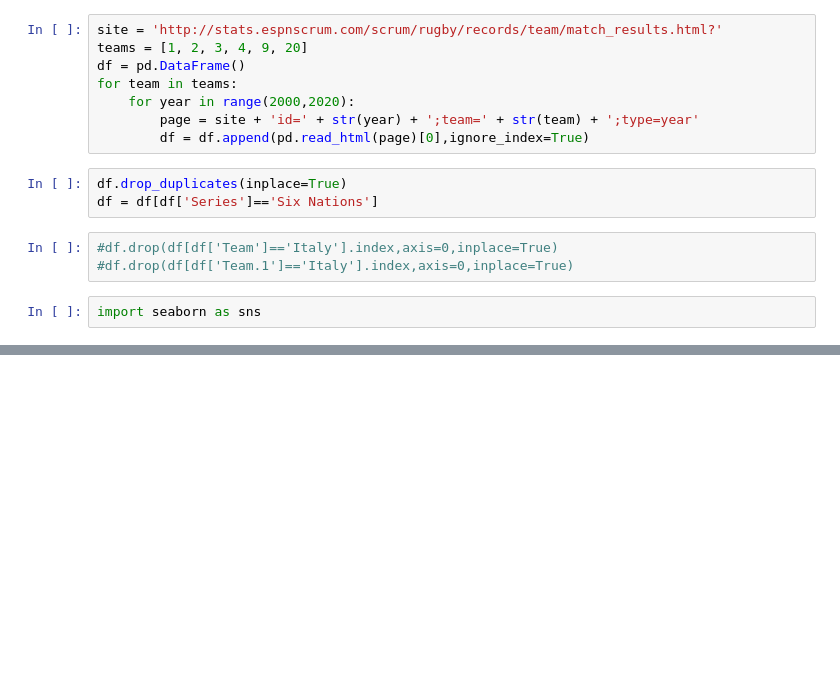
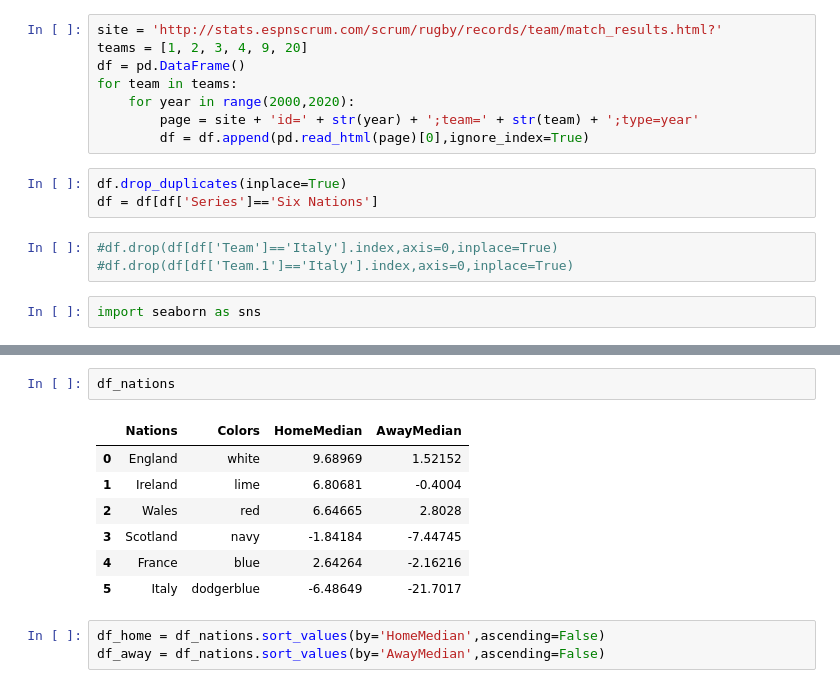
Before and after one commit to ddathan/home_advantage, a Jupyter notebook: get_matches.ipynb, the cells around one changed output, grey strips where cells are left out. Saved outputs shown, nothing was run; the diff lists cells and outputs as text; blank space fills up the shorter version.

```diff
--- a/get_matches.ipynb
+++ b/get_matches.ipynb
@@ -77,0 +89,13 @@ sns.axes_style()
+# %%
+df_nations
+# %% [output]
+|  | Nations | Colors | HomeMedian | AwayMedian |
+| 0 | England | white | 9.68969 | 1.52152 |
+| 1 | Ireland | lime | 6.80681 | -0.4004 |
+| 2 | Wales | red | 6.64665 | 2.8028 |
+| 3 | Scotland | navy | -1.84184 | -7.44745 |
+| 4 | France | blue | 2.64264 | -2.16216 |
+| 5 | Italy | dodgerblue | -6.48649 | -21.7017 |
+# %%
+df_home = df_nations.sort_values(by='HomeMedian',ascending=False)
+df_away = df_nations.sort_values(by='AwayMedian',ascending=False)
```
Also changed, not shown: parts of 10 cells of this notebook.
